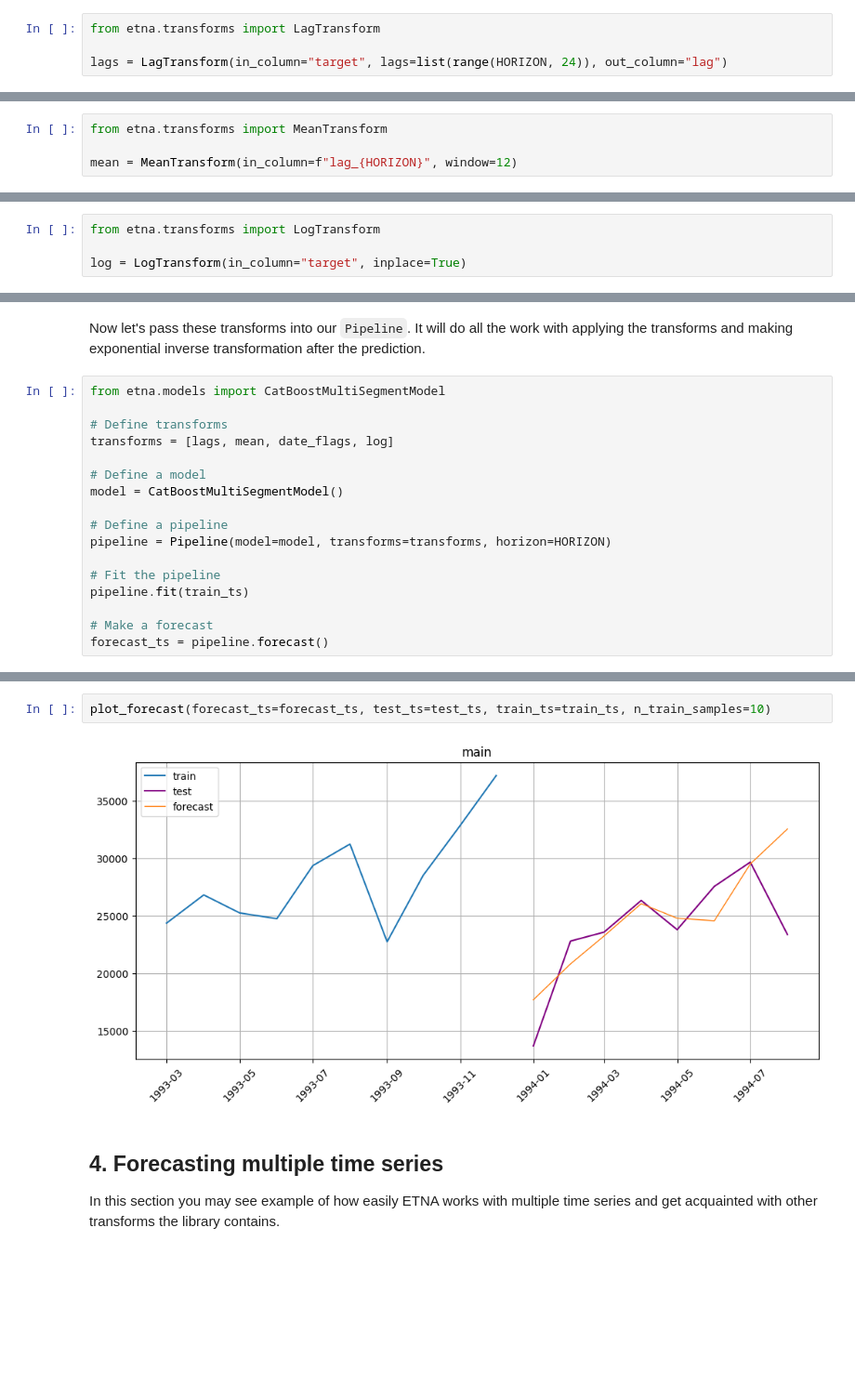
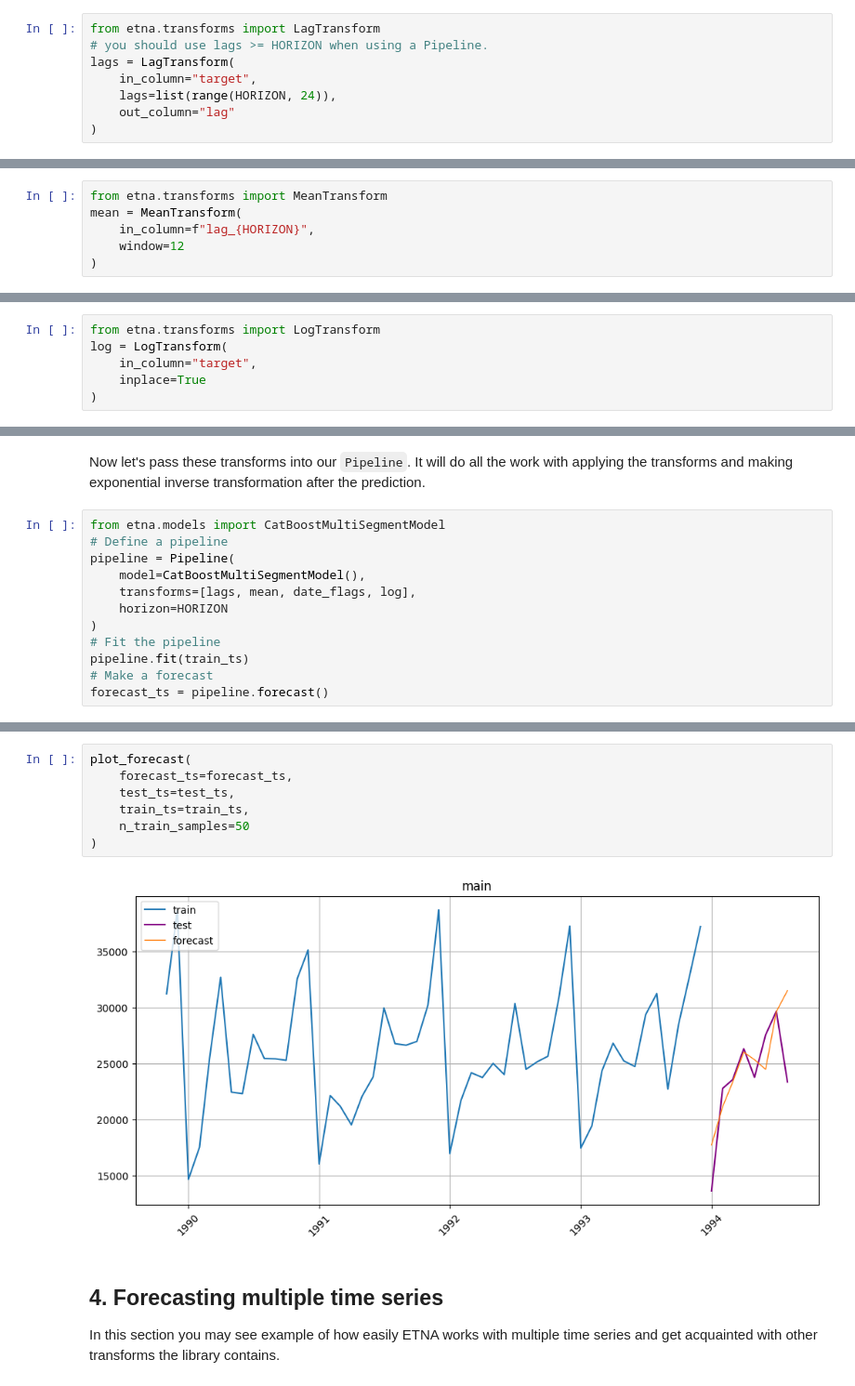
Before and after one commit to MinyaevAndrey/etna, a Jupyter notebook: examples/101-get_started.ipynb, the cells around one changed output, grey strips where cells are left out. Shown at 93% size. Cells and saved outputs as stored; diff of their text form; blank space fills up the shorter version.

```diff
--- a/examples/101-get_started.ipynb
+++ b/examples/101-get_started.ipynb
@@ -403,8 +423,12 @@ The scheme of working:
 ![lags-scheme](https://github.com/MinyaevAndrey/etna/blob/master/examples/assets/get_started/lags.gif?raw=1)
 # %%
 from etna.transforms import LagTransform
-
-lags = LagTransform(in_column="target", lags=list(range(HORIZON, 24)), out_column="lag")
+# you should use lags >= HORIZON when using a Pipeline.
+lags = LagTransform(
+    in_column="target",
+    lags=list(range(HORIZON, 24)),
+    out_column="lag"
+)
 # %% [markdown]
 There are some limitations on available lags during the forecasting. Imagine that we want to make a forecast for 3 step ahead. We can't take the previous value when we make a forecast for the last step, we just don't know the value. For this reason, you should use `lags` >= `HORIZON` when using a `Pipeline`.
 # %% [markdown]
@@ -419,8 +443,10 @@ The scheme of working:
 As we can see, the window includes the current timestamp. For this reason, we shouldn't apply the statistics transformations to target variable, we should apply it to lagged target variable.
 # %%
 from etna.transforms import MeanTransform
-
-mean = MeanTransform(in_column=f"lag_{HORIZON}", window=12)
+mean = MeanTransform(
+    in_column=f"lag_{HORIZON}",
+    window=12
+)
 # %% [markdown]
 **Dates**
 
@@ -443,26 +468,23 @@ date_flags = DateFlagsTransform(
 However, there is another type of transform that alters the column itself. We call it “inplace transform”. The easiest is `LogTransform`. It logarithms values in a column.
 # %%
 from etna.transforms import LogTransform
-
-log = LogTransform(in_column="target", inplace=True)
+log = LogTransform(
+    in_column="target",
+    inplace=True
+)
 # %% [markdown]
 #### 3.3.2 Forecasting
 # %% [markdown]
 Now let's pass these transforms into our `Pipeline`. It will do all the work with applying the transforms and making exponential inverse transformation after the prediction.
 # %%
 from etna.models import CatBoostMultiSegmentModel
-
-# Define transforms
-transforms = [lags, mean, date_flags, log]
-
-# Define a model
-model = CatBoostMultiSegmentModel()
-
 # Define a pipeline
-pipeline = Pipeline(model=model, transforms=transforms, horizon=HORIZON)
-
+pipeline = Pipeline(
+    model=CatBoostMultiSegmentModel(),
+    transforms=[lags, mean, date_flags, log],
+    horizon=HORIZON
+)
 # Fit the pipeline
 pipeline.fit(train_ts)
-
 # Make a forecast
 forecast_ts = pipeline.forecast()
@@ -473,7 +513,12 @@ smape(y_true=test_ts, y_pred=forecast_ts)
 # %%
-plot_forecast(forecast_ts=forecast_ts, test_ts=test_ts, train_ts=train_ts, n_train_samples=10)
+plot_forecast(
+    forecast_ts=forecast_ts,
+    test_ts=test_ts,
+    train_ts=train_ts,
+    n_train_samples=50
+)
 # %% [output]
-[figure, old version]
+[figure, new version]
 # %% [markdown]
 ## 4. Forecasting multiple time series <a class="anchor" id="chapter4"></a>
 
```
Also changed, not shown: parts of 17 cells of this notebook.
